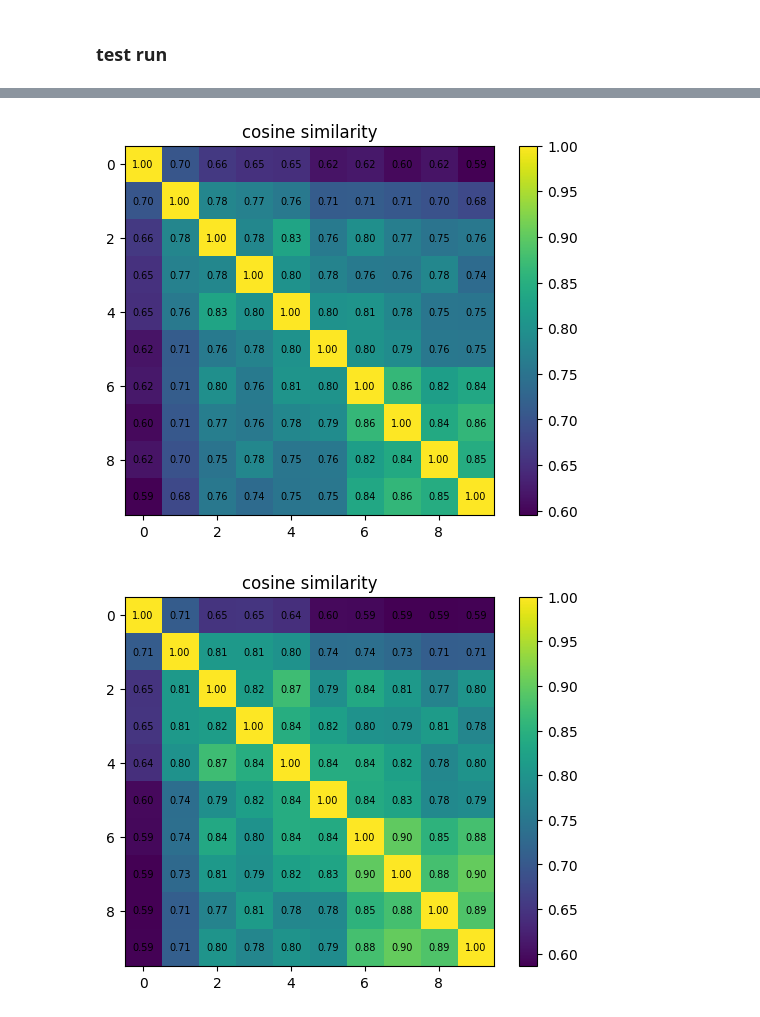
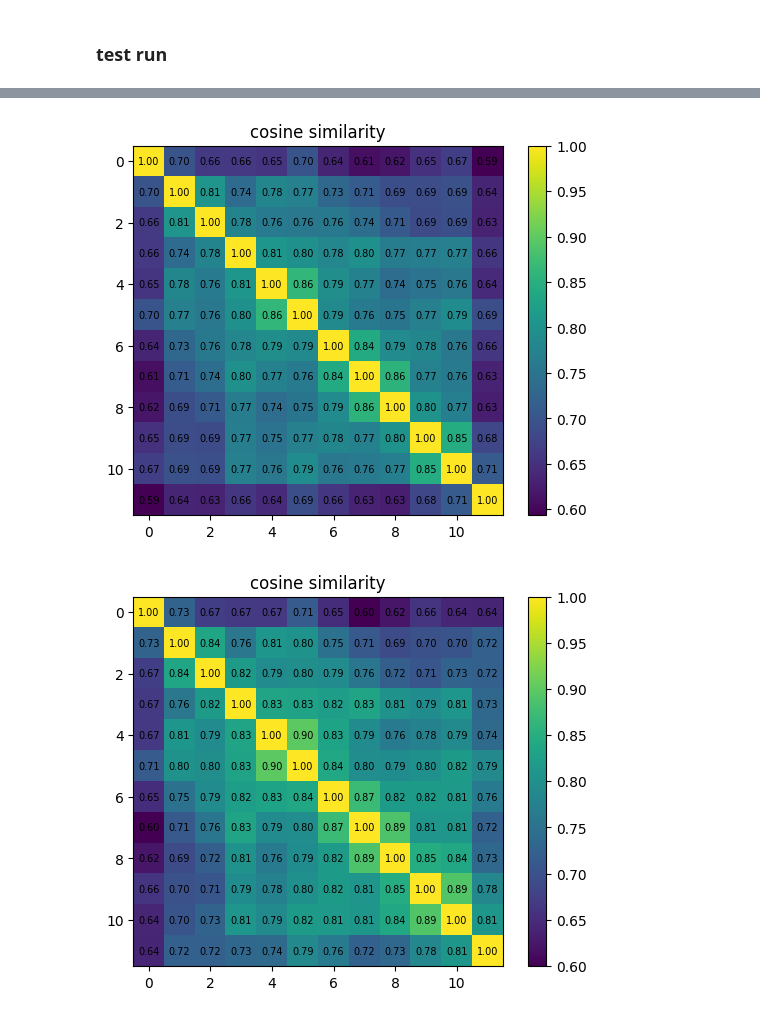
Before and after one commit to karanjotsv/SAEs, a Jupyter notebook: saelens.ipynb, the cells around one changed output, grey strips where cells are left out. Drawn from its saved outputs; the diff is of its cells as text; code cells hidden in the pictures.

```diff
--- a/saelens.ipynb
+++ b/saelens.ipynb
@@ -36,7 +39,7 @@ def get_sae_features(text, model, tokenizer, sae, layer, device):
 
     return rt
 # %%
-device = 'cuda:7' if torch.cuda.is_available() else 'cpu'
+device = 'cuda:5' if torch.cuda.is_available() else 'cpu'
 
 model_id = "google/gemma-2-2b"
 
@@ -78,3 +85,5 @@ num_conv = 5
+# %%
+rt = get_sae_features(data[2]['1_3']['prompt'], model, tokenizer, sae, 12, device)
 # %%
 l_id = None
 
@@ -156,10 +159,10 @@ torch.save(activations, "activations.pt")
 
 # activations = torch.load("activations.pt")
 # %%
-plot_sim(act_similarity[5])
+plot_sim(act_similarity[1])
 # %% [output]
-[figure, old version]
+[figure, new version]
 # %%
-plot_sim(in_similarity[5])
+plot_sim(in_similarity[1])
 # %% [output]
-[figure, old version]
+[figure, new version]
```
Also changed, not shown: parts of 6 cells of this notebook, 1 other file.
